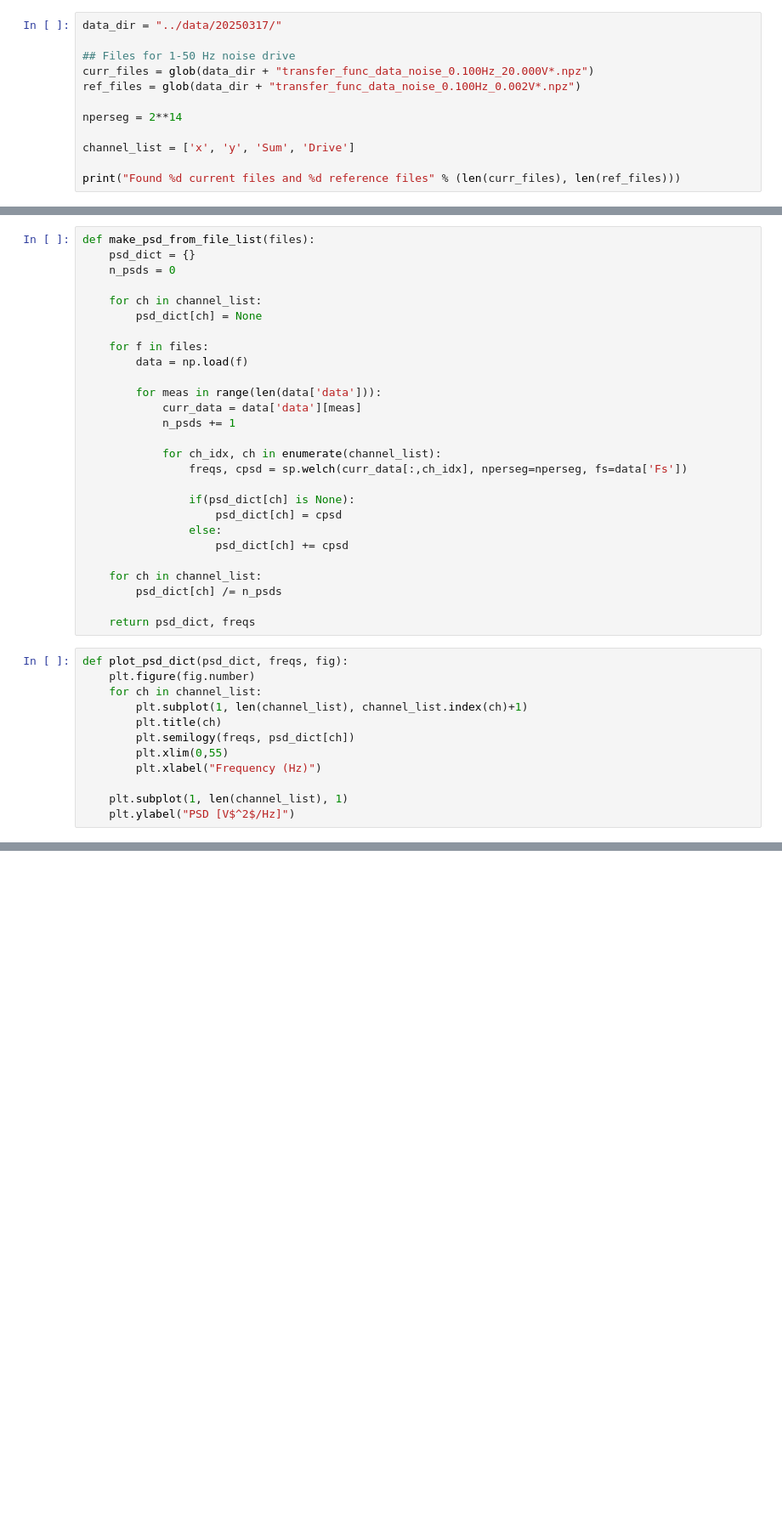
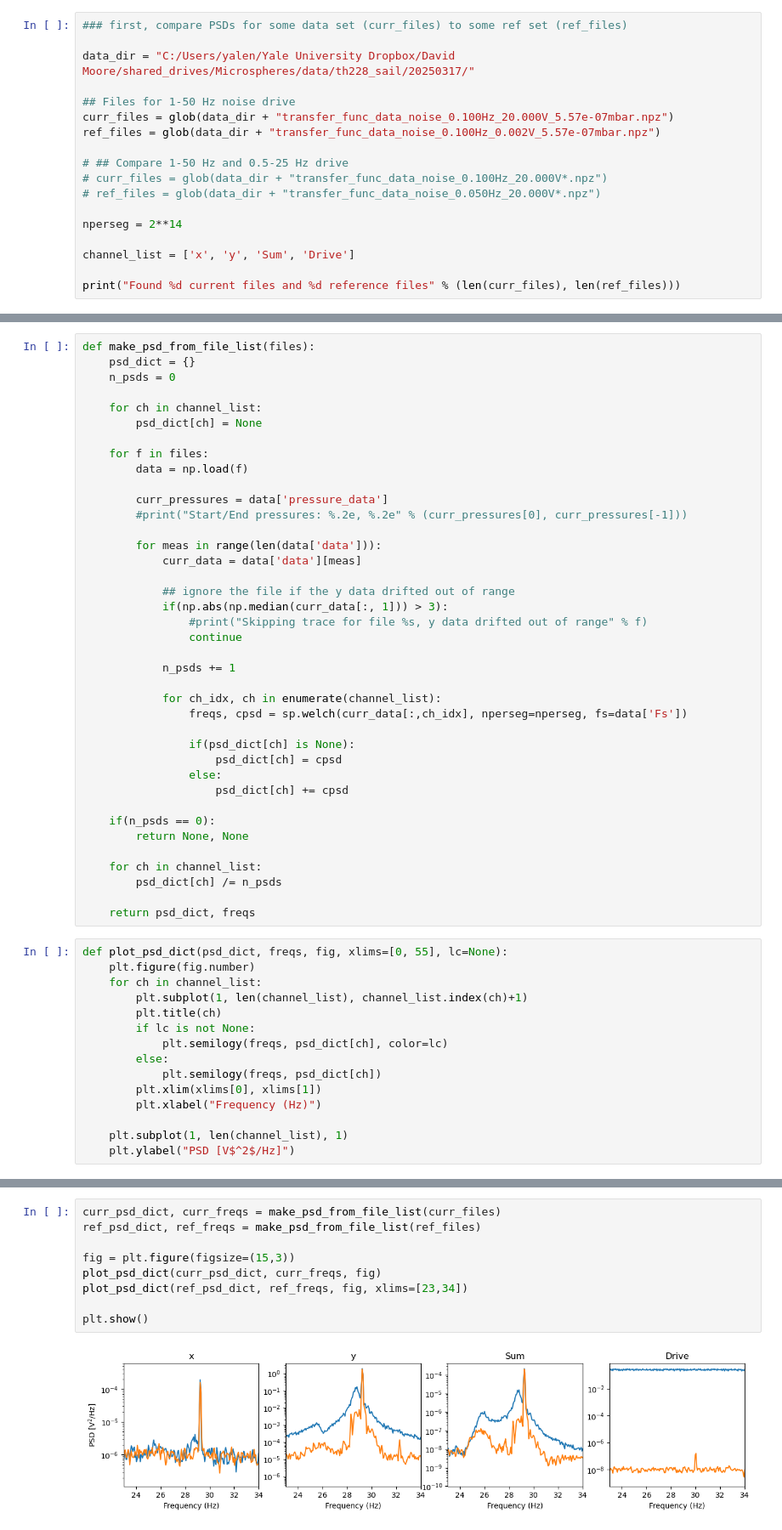
Before and after one commit to Moore-Lab/Decay-Sail, a Jupyter notebook: labjack/analyze_transfer_function_data.ipynb, the cells around one changed output, grey strips where cells are left out. Shown at 85% size. Drawn from its saved outputs; the diff is of its cells as text; blank space fills up the shorter version.

```diff
--- a/labjack/analyze_transfer_function_data.ipynb
+++ b/labjack/analyze_transfer_function_data.ipynb
@@ -7,9 +8,15 @@ import scipy.signal as sp
 # %%
-data_dir = "../data/20250317/"
+### first, compare PSDs for some data set (curr_files) to some ref set (ref_files)
+
+data_dir = "C:/Users/yalen/Yale University Dropbox/David Moore/shared_drives/Microspheres/data/th228_sail/20250317/"
 
 ## Files for 1-50 Hz noise drive
-curr_files = glob(data_dir + "transfer_func_data_noise_0.100Hz_20.000V*.npz")
-ref_files = glob(data_dir + "transfer_func_data_noise_0.100Hz_0.002V*.npz")
+curr_files = glob(data_dir + "transfer_func_data_noise_0.100Hz_20.000V_5.57e-07mbar.npz")
+ref_files = glob(data_dir + "transfer_func_data_noise_0.100Hz_0.002V_5.57e-07mbar.npz")
+
+# ## Compare 1-50 Hz and 0.5-25 Hz drive
+# curr_files = glob(data_dir + "transfer_func_data_noise_0.100Hz_20.000V*.npz")
+# ref_files = glob(data_dir + "transfer_func_data_noise_0.050Hz_20.000V*.npz")
 
 nperseg = 2**14
 
@@ -29,8 +36,17 @@ def make_psd_from_file_list(files):
     for f in files:
         data = np.load(f)
 
+        curr_pressures = data['pressure_data']
+        #print("Start/End pressures: %.2e, %.2e" % (curr_pressures[0], curr_pressures[-1]))
+
         for meas in range(len(data['data'])):
             curr_data = data['data'][meas]
+
+            ## ignore the file if the y data drifted out of range
+            if(np.abs(np.median(curr_data[:, 1])) > 3):
+                #print("Skipping trace for file %s, y data drifted out of range" % f)
+                continue
+
             n_psds += 1
 
             for ch_idx, ch in enumerate(channel_list):
@@ -41,18 +57,24 @@ def make_psd_from_file_list(files):
                 else:
                     psd_dict[ch] += cpsd
 
+    if(n_psds == 0):
+        return None, None
+
     for ch in channel_list:
         psd_dict[ch] /= n_psds
 
     return psd_dict, freqs
 # %%
-def plot_psd_dict(psd_dict, freqs, fig):
+def plot_psd_dict(psd_dict, freqs, fig, xlims=[0, 55], lc=None):
     plt.figure(fig.number)
     for ch in channel_list:
         plt.subplot(1, len(channel_list), channel_list.index(ch)+1)
         plt.title(ch)
-        plt.semilogy(freqs, psd_dict[ch])
-        plt.xlim(0,55)
+        if lc is not None:
+            plt.semilogy(freqs, psd_dict[ch], color=lc)
+        else:
+            plt.semilogy(freqs, psd_dict[ch])
+        plt.xlim(xlims[0], xlims[1])
         plt.xlabel("Frequency (Hz)")
 
     plt.subplot(1, len(channel_list), 1)
@@ -70,0 +93,11 @@ TypeError: unsupported operand type(s) for /=: 'NoneType' and 'int'
+# %%
+curr_psd_dict, curr_freqs = make_psd_from_file_list(curr_files)
+ref_psd_dict, ref_freqs = make_psd_from_file_list(ref_files)
+
+fig = plt.figure(figsize=(15,3))
+plot_psd_dict(curr_psd_dict, curr_freqs, fig)
+plot_psd_dict(ref_psd_dict, ref_freqs, fig, xlims=[23,34])
+
+plt.show()
+# %% [output]
+[figure, added]
```
Also changed, not shown: parts of 11 cells of this notebook, 1 other file.
